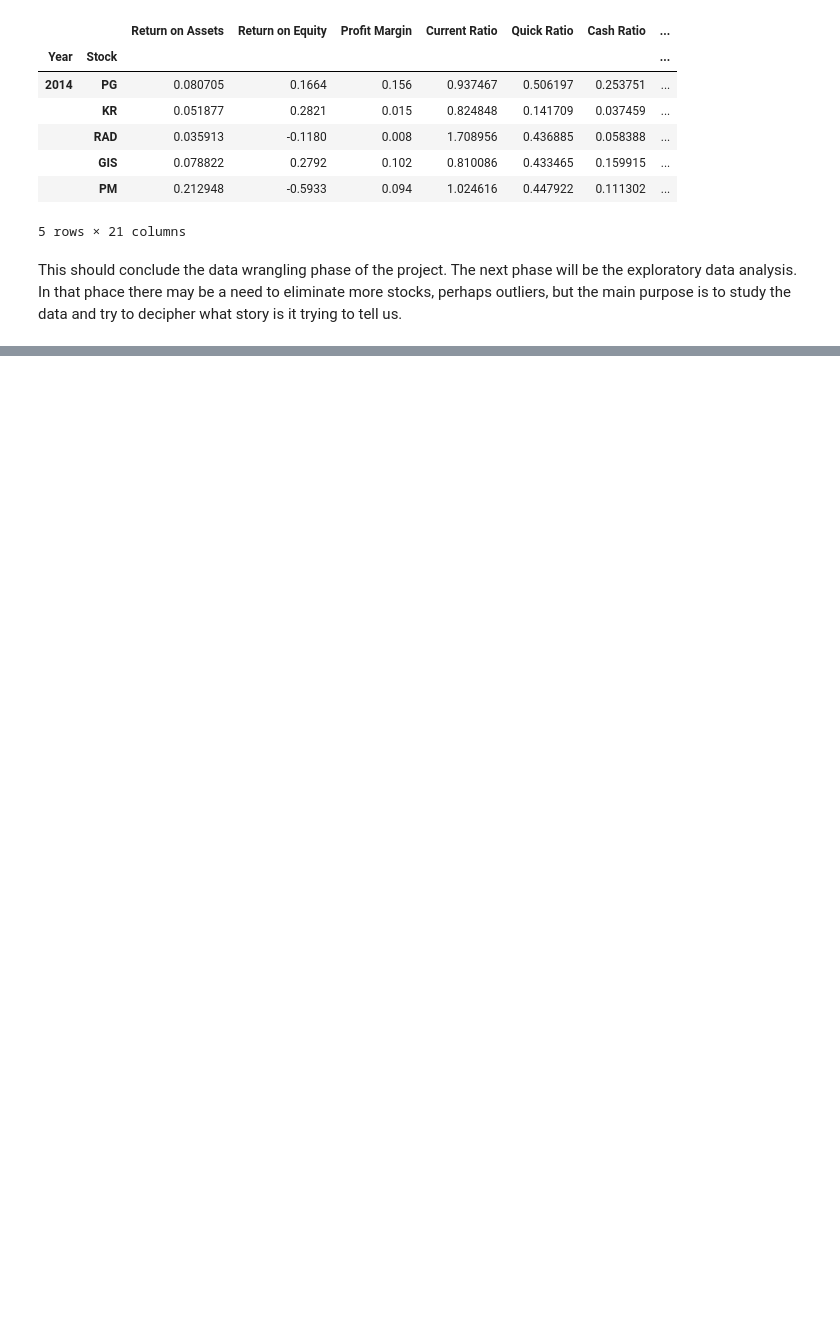
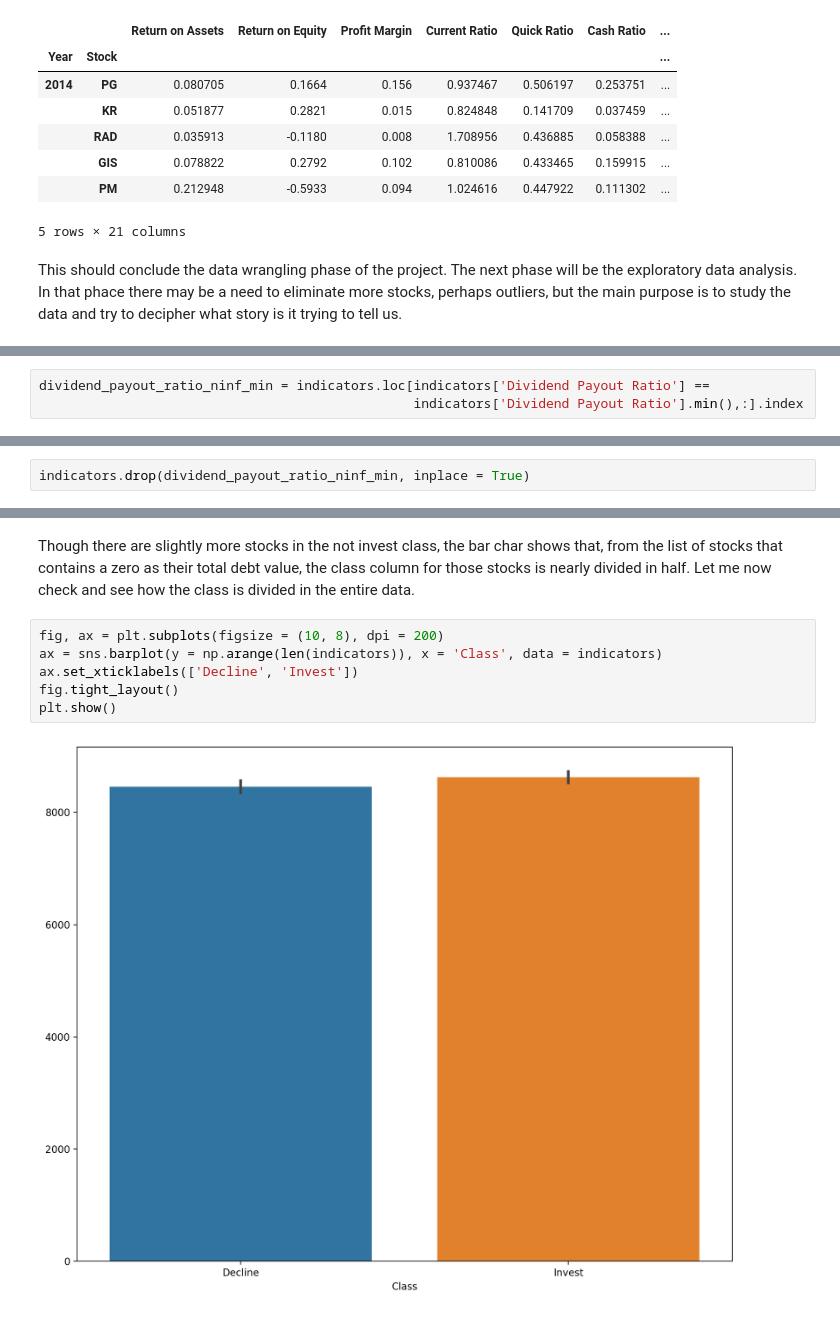
Before and after one commit to leonardo-lealfilho/Springboard, a Jupyter notebook: Capstone Project/Capstone Project.ipynb, the cells around one changed output, grey strips where cells are left out. Drawn from its saved outputs; the diff is of its cells as text; blank space fills up the shorter version.

```diff
--- a/Capstone Project/Capstone Project.ipynb
+++ b/Capstone Project/Capstone Project.ipynb
@@ -1207,0 +1346,3 @@ This should conclude the data wrangling phase of the project.  The next phase wi
+# %%
+dividend_payout_ratio_ninf_min = indicators.loc[indicators['Dividend Payout Ratio'] ==
+                                                indicators['Dividend Payout Ratio'].min(),:].index
@@ -1207,0 +1355,2 @@ This should conclude the data wrangling phase of the project.  The next phase wi
+# %%
+indicators.drop(dividend_payout_ratio_ninf_min, inplace = True)
@@ -1207,0 +1522,10 @@ This should conclude the data wrangling phase of the project.  The next phase wi
+# %% [markdown]
+Though there are slightly more stocks in the not invest class, the bar char shows that, from the list of stocks that contains a zero as their total debt value, the class column for those stocks is nearly divided in half.  Let me now check and see how the class is divided in the entire data.
+# %%
+fig, ax = plt.subplots(figsize = (10, 8), dpi = 200)
+ax = sns.barplot(y = np.arange(len(indicators)), x = 'Class', data = indicators)
+ax.set_xticklabels(['Decline', 'Invest'])
+fig.tight_layout()
+plt.show()
+# %% [output]
+[figure, added]
```
Also changed, not shown: parts of 137 cells of this notebook.
